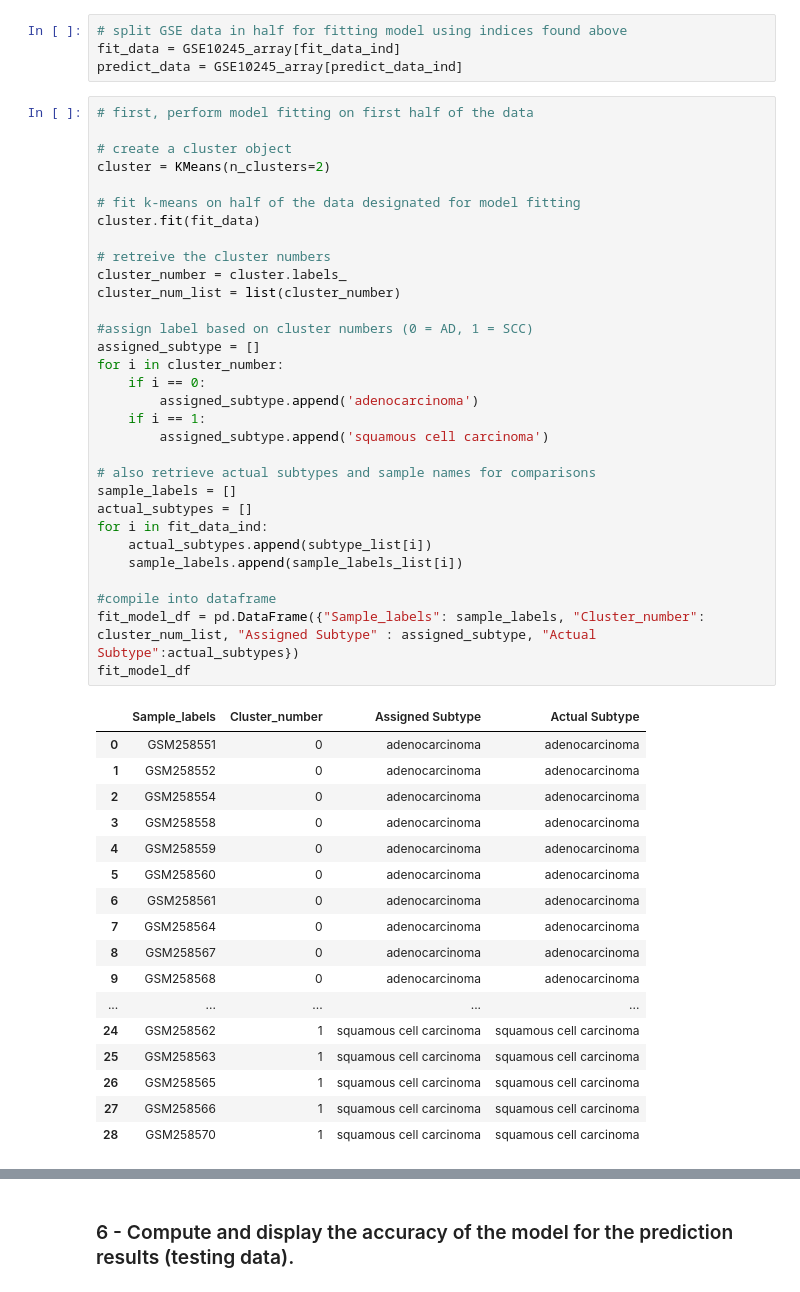
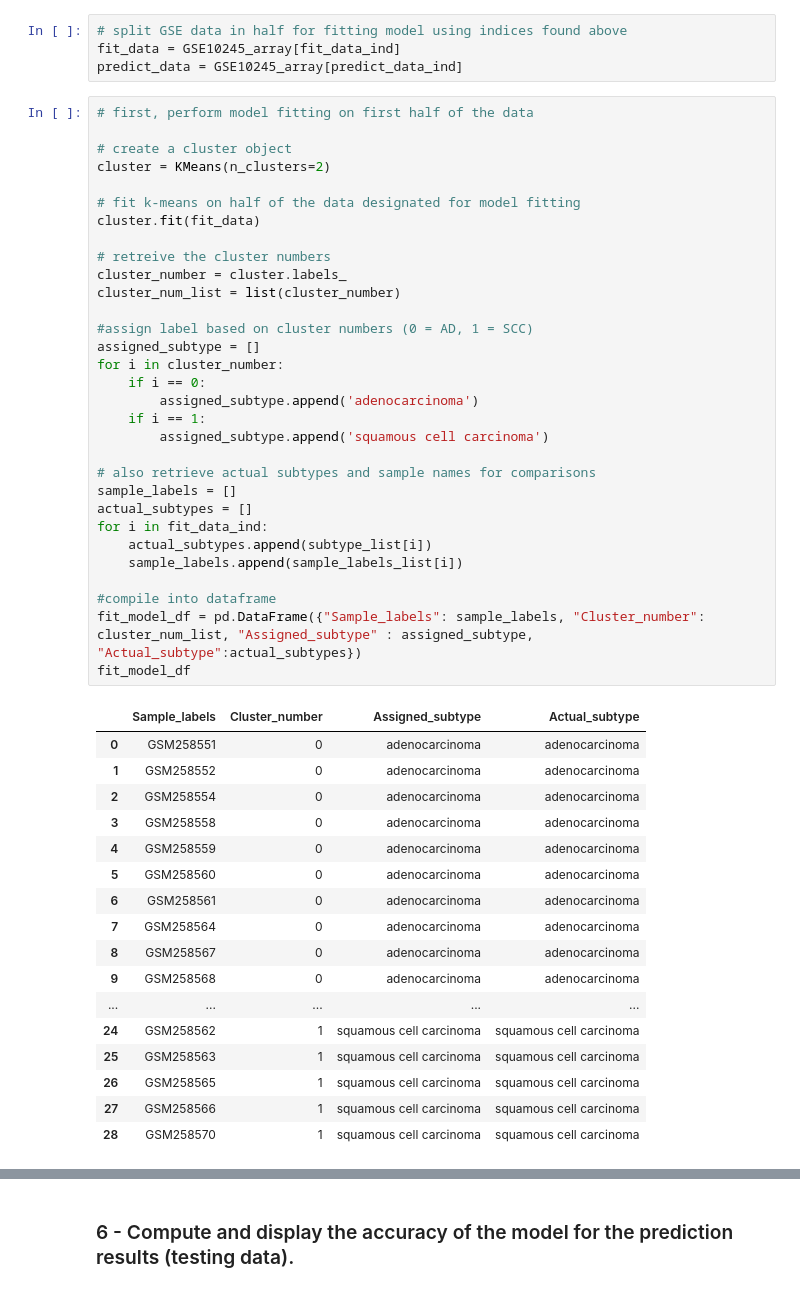
Before and after one commit to xhren1/bioinf575_project, a Jupyter notebook: bioinf575_final_project.ipynb, the cells around one changed output, grey strips where cells are left out. Saved outputs shown, nothing was run; the diff lists cells and outputs as text.

```diff
--- a/bioinf575_final_project.ipynb
+++ b/bioinf575_final_project.ipynb
@@ -228,35 +228,35 @@ predict_data = GSE10245_array[predict_data_ind]
 # first, perform model fitting on first half of the data
 
 # create a cluster object
 cluster = KMeans(n_clusters=2)
 
 # fit k-means on half of the data designated for model fitting
 cluster.fit(fit_data)
 
 # retreive the cluster numbers
 cluster_number = cluster.labels_
 cluster_num_list = list(cluster_number)
 
 #assign label based on cluster numbers (0 = AD, 1 = SCC)
 assigned_subtype = []
 for i in cluster_number:
     if i == 0:
         assigned_subtype.append('adenocarcinoma')
     if i == 1:
         assigned_subtype.append('squamous cell carcinoma')
 
 # also retrieve actual subtypes and sample names for comparisons
 sample_labels = []
 actual_subtypes = []
 for i in fit_data_ind:
     actual_subtypes.append(subtype_list[i])
     sample_labels.append(sample_labels_list[i])
 
 #compile into dataframe
-fit_model_df = pd.DataFrame({"Sample_labels": sample_labels, "Cluster_number": cluster_num_list, "Assigned Subtype" : assigned_subtype, "Actual Subtype":actual_subtypes})
+fit_model_df = pd.DataFrame({"Sample_labels": sample_labels, "Cluster_number": cluster_num_list, "Assigned_subtype" : assigned_subtype, "Actual_subtype":actual_subtypes})
 fit_model_df
 # %% [output]
-|  | Sample_labels | Cluster_number | Assigned Subtype | Actual Subtype |
+|  | Sample_labels | Cluster_number | Assigned_subtype | Actual_subtype |
 | 0 | GSM258551 | 0 | adenocarcinoma | adenocarcinoma |
 | 1 | GSM258552 | 0 | adenocarcinoma | adenocarcinoma |
 | 2 | GSM258554 | 0 | adenocarcinoma | adenocarcinoma |
```
Also changed, not shown: parts of 4 cells of this notebook.
